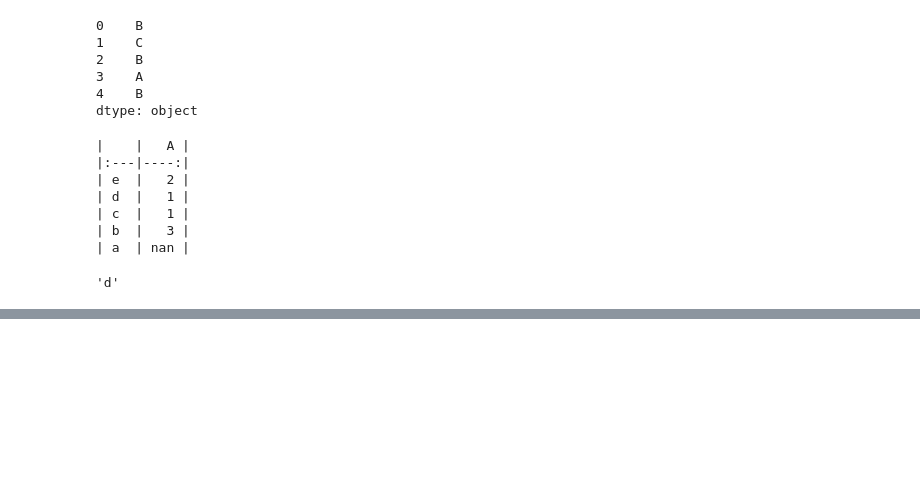
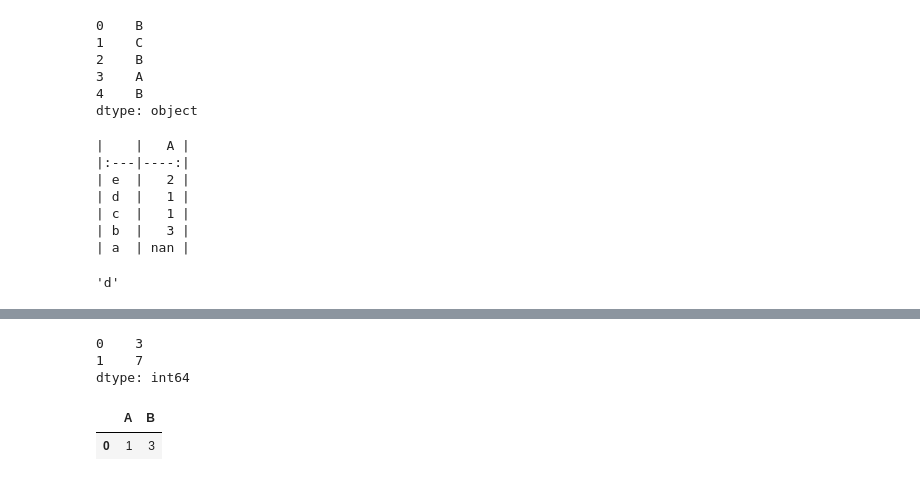
Before and after one commit to galaxy1014/ML_module_summary, a Jupyter notebook: Pandas/Basic Function/Basic Functionality.ipynb, the cells around one changed output, grey strips where cells are left out. Cells and saved outputs as stored; diff of their text form; code cells hidden in the pictures; blank space fills up the shorter version.

Commit message:
add : update Basic Functionality.ipynb
add Value counts(histogramming) / mode part code

```diff
--- a/Pandas/Basic Function/Basic Functionality.ipynb
+++ b/Pandas/Basic Function/Basic Functionality.ipynb
@@ -934,0 +969,14 @@ df3['A'].idxmin()
+# %%
+s5.mode()
+# %% [output]
+0    3
+1    7
+dtype: int64
+# %%
+df5 = pd.DataFrame({"A": np.random.randint(0, 7, size=50),
+               "B": np.random.randint(-10, 15, size=50)})
+# %%
+df5.mode()
+# %% [output]
+|  | A | B |
+| 0 | 1 | 3 |
```
Also changed, not shown: parts of 6 cells of this notebook.
